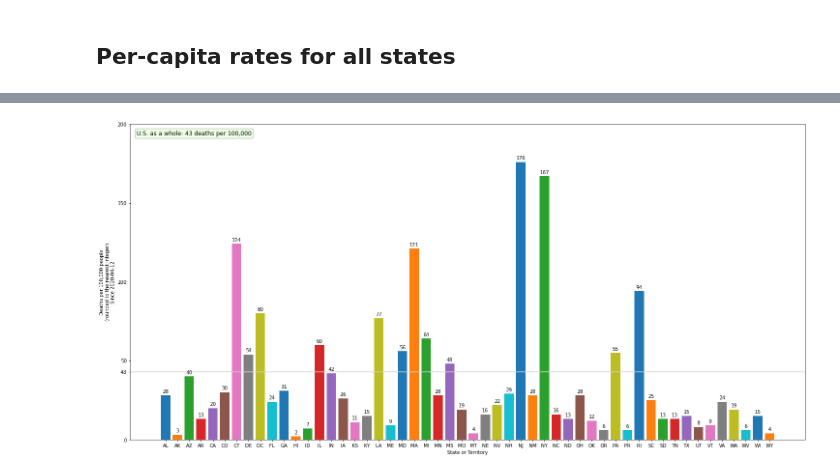
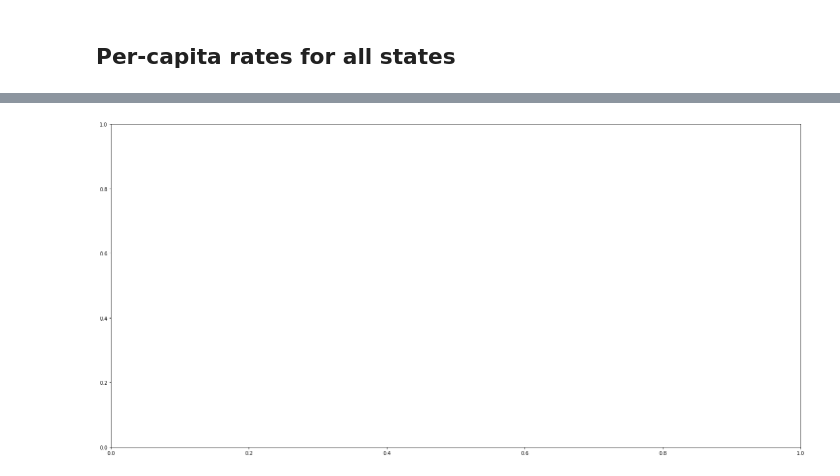
Before and after one commit to bmc/covid19, a Jupyter notebook: johns-hopkins.ipynb, the cells around one changed output, grey strips where cells are left out. Drawn from its saved outputs; the diff is of its cells as text; code cells hidden in the pictures.

```diff
--- a/johns-hopkins.ipynb
+++ b/johns-hopkins.ipynb
@@ -126,0 +276,2 @@ for date in dates_in_order:
+# %%
+df = read_all_into_pandas()
@@ -777,29 +638,2 @@ fig, ax = jhu_plot_states(jhu_data, states_with_pa, image_file='jhu-states4-case
 # %% [markdown]
 ## Per-capita rates for all states
-# %%
-# First, get the data
-
-max_deaths = 0
-max_cases = 0
-us_deaths = 0
-us_cases = 0
-state_per_capita_deaths = dict()
-state_per_capita_cases = dict()
-state_info = load_state_info()
-for state in sorted(populations.keys()):
-    if state == 'United States':
-        continue
-
-    state_deaths = jhu_data[jhu_ending_date][state].deaths
-    state_cases = jhu_data[jhu_ending_date][state].cases
-    us_deaths += state_deaths
-    us_cases += state_cases
-    per_capita_deaths = get_per_capita_value(state_deaths, populations[state], per_n=100_000)
-    state_per_capita_deaths[state] = int(round(per_capita_deaths))
-    per_capita_cases = get_per_capita_value(state_cases, populations[state], per_n=100_000)
-    state_per_capita_cases[state] = int(round(per_capita_cases))
-    rounded_up = int(round(per_capita_deaths))
-
-us_pop = populations['United States']
-us_per_capita_deaths = int(round(get_per_capita_value(us_deaths, us_pop)))
-us_per_capita_cases = int(round(get_per_capita_value(us_cases, us_pop)))
@@ -808,34 +680,41 @@ us_per_capita_cases = int(round(get_per_capita_value(us_cases, us_pop)))
 
 fig, ax = p.subplots(figsize=(25, 12))
 
+df_no_us = df.loc[df.Province_State != 'United States'].sort_values(by=['Date'], inplace=False)
+df_final_values = df['Deaths']
+df_final_values
+
+"""
 bar_labels = []
 max_value = 0
 for state in sorted(populations.keys()):
     if state == 'United States':
         continue
 
     abbrev = state_info[state].abbreviation
     value = state_per_capita_deaths[state]
     ax.bar(abbrev, value)
     bar_labels.append(f"{value}")
     max_value = max(max_value, value)
 
 ax.axhline(us_per_capita_deaths, color="lightgray")
 
 ymax, stride = determine_ymax_and_stride(max_value)
 ax.set_yticks(list(range(0, ymax))[::stride] + [us_per_capita_deaths])
 ax.set_ylabel(f'Deaths per 100,000 people\n(rounded to the nearest integer)\nSince {jhu_starting_date}')
 ax.set_xlabel('State or Territory')
 
 # See https://stackoverflow.com/a/28931750
 for rect, label in zip(ax.patches, bar_labels):
     height = rect.get_height()
     ax.text(rect.get_x() + rect.get_width() / 2, height + 1, label, ha='center', va='bottom')
 
 textbox(ax, 0.01, 0.98, f"U.S. as a whole: {us_per_capita_deaths:,} deaths per 100,000")
 fig.savefig(os.path.join(IMAGES_PATH, 'jhu-state-per-capita-deaths.png'))
+"""
+None
 # %% [output]
-[figure, old version]
+[figure, new version]
 # %%
 # Cases
 
```
Also changed, not shown: parts of 99 cells of this notebook.
